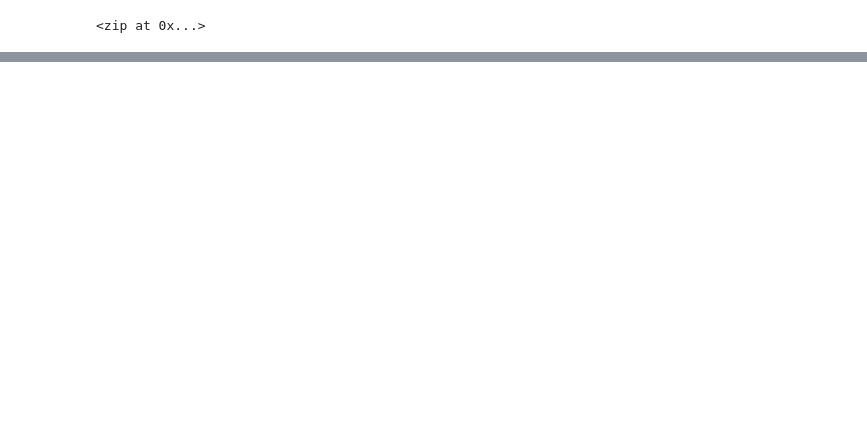
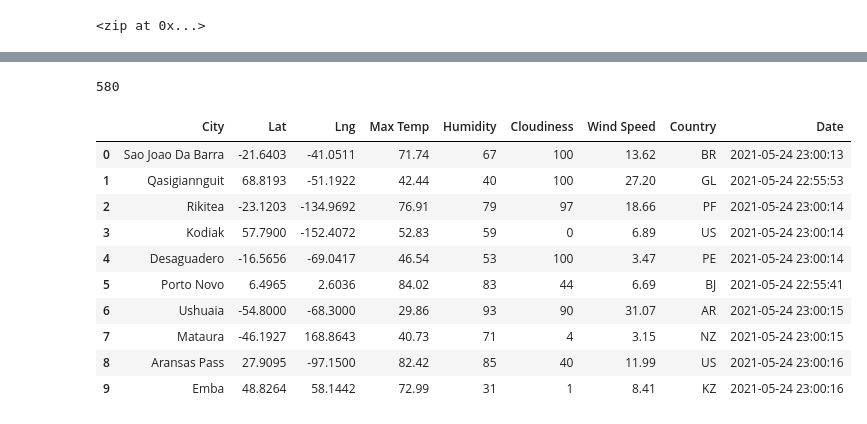
Before and after one commit to rsenno/World_Weather_Analysis, a Jupyter notebook: WeatherPy.ipynb, the cells around one changed output, grey strips where cells are left out. Saved outputs shown, nothing was run; the diff lists cells and outputs as text; code cells hidden in the pictures; blank space fills up the shorter version.

```diff
--- a/WeatherPy.ipynb
+++ b/WeatherPy.ipynb
@@ -33,0 +43,4 @@ len(cities)
+# %%
+# Starting URL for Weather Map API Call.
+url = "http://api.openweathermap.org/data/2.5/weather?units=Imperial&APPID=" + weather_api_key
+print(url)
@@ -33,0 +125,20 @@ len(cities)
+# %%
+len(city_data)
+# %% [output]
+580
+# %%
+# Convert the array of dictionaries to a Pandas DataFrame.
+city_data_df = pd.DataFrame(city_data)
+city_data_df.head(10)
+# %% [output]
+|  | City | Lat | Lng | Max Temp | Humidity | Cloudiness | Wind Speed | Country | Date |
+| 0 | Sao Joao Da Barra | -21.6403 | -41.0511 | 71.74 | 67 | 100 | 13.62 | BR | 2021-05-24 23:00:13 |
+| 1 | Qasigiannguit | 68.8193 | -51.1922 | 42.44 | 40 | 100 | 27.20 | GL | 2021-05-24 22:55:53 |
+| 2 | Rikitea | -23.1203 | -134.9692 | 76.91 | 79 | 97 | 18.66 | PF | 2021-05-24 23:00:14 |
+| 3 | Kodiak | 57.7900 | -152.4072 | 52.83 | 59 | 0 | 6.89 | US | 2021-05-24 23:00:14 |
+| 4 | Desaguadero | -16.5656 | -69.0417 | 46.54 | 53 | 100 | 3.47 | PE | 2021-05-24 23:00:14 |
+| 5 | Porto Novo | 6.4965 | 2.6036 | 84.02 | 83 | 44 | 6.69 | BJ | 2021-05-24 22:55:41 |
+| 6 | Ushuaia | -54.8000 | -68.3000 | 29.86 | 93 | 90 | 31.07 | AR | 2021-05-24 23:00:15 |
+| 7 | Mataura | -46.1927 | 168.8643 | 40.73 | 71 | 4 | 3.15 | NZ | 2021-05-24 23:00:15 |
+| 8 | Aransas Pass | 27.9095 | -97.1500 | 82.42 | 85 | 40 | 11.99 | US | 2021-05-24 23:00:16 |
+| 9 | Emba | 48.8264 | 58.1442 | 72.99 | 31 | 1 | 8.41 | KZ | 2021-05-24 23:00:16 |
```
Also changed, not shown: parts of 7 cells of this notebook, 3 other files.
